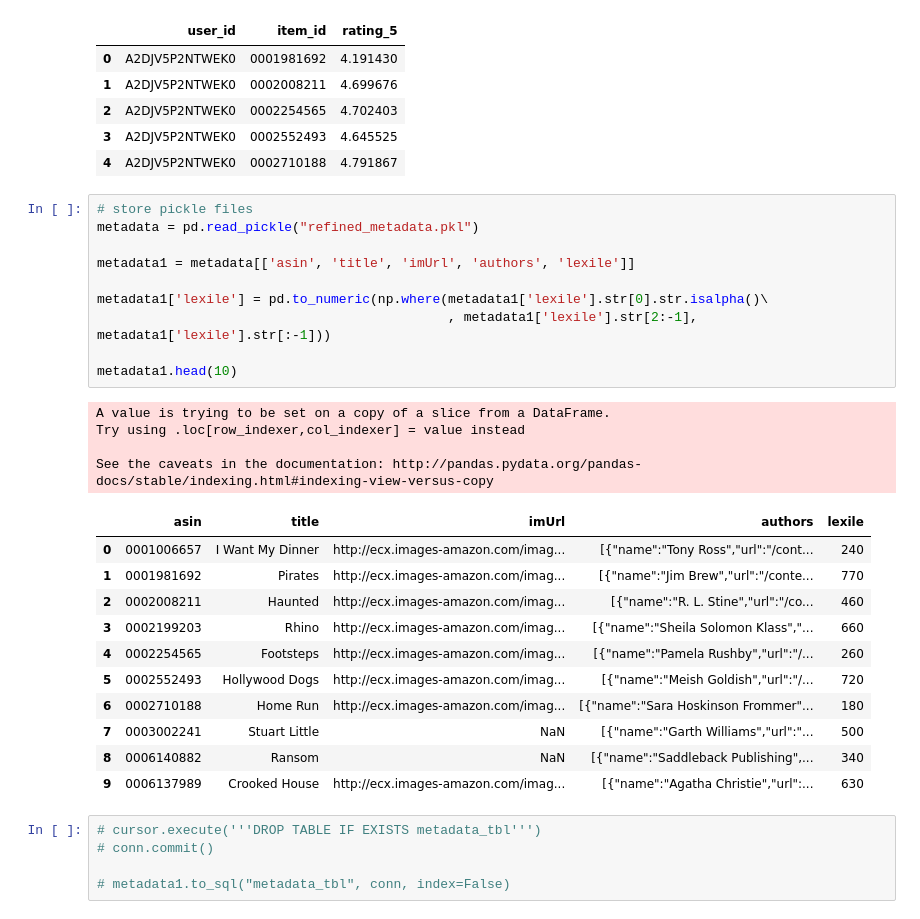
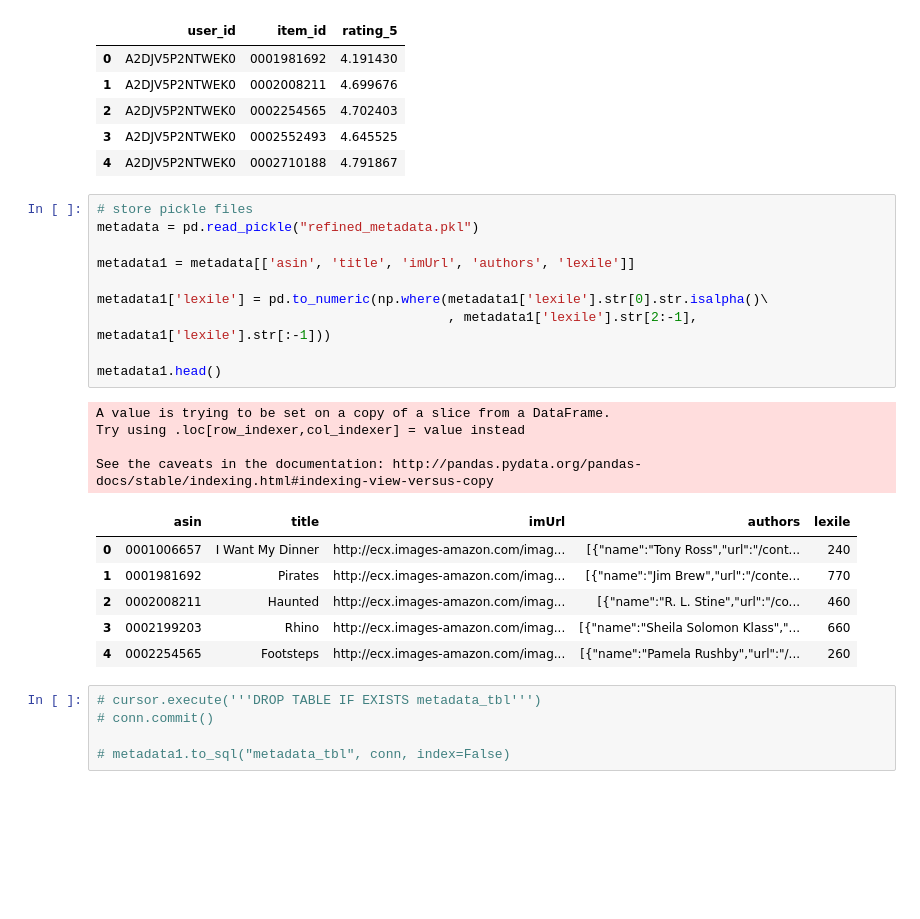
Before and after one commit to ankur-rc/blyton-book_recommender, a Jupyter notebook: code/data.engg/storing_sql_db.ipynb, the cells around one changed output. Drawn from its saved outputs; the diff is of its cells as text; blank space fills up the shorter version.

```diff
--- a/code/data.engg/storing_sql_db.ipynb
+++ b/code/data.engg/storing_sql_db.ipynb
@@ -26,29 +26,24 @@ df.head()
 # %%
 # store pickle files
 metadata = pd.read_pickle("refined_metadata.pkl")
 
 metadata1 = metadata[['asin', 'title', 'imUrl', 'authors', 'lexile']]
 
 metadata1['lexile'] = pd.to_numeric(np.where(metadata1['lexile'].str[0].str.isalpha()\
                                              , metadata1['lexile'].str[2:-1], metadata1['lexile'].str[:-1]))
 
-metadata1.head(10)
+metadata1.head()
 # %% [output]
 A value is trying to be set on a copy of a slice from a DataFrame.
 Try using .loc[row_indexer,col_indexer] = value instead
 
 See the caveats in the documentation: http://pandas.pydata.org/pandas-docs/stable/indexing.html#indexing-view-versus-copy
 |  | asin | title | imUrl | authors | lexile |
 | 0 | 0001006657 | I Want My Dinner | http://ecx.images-amazon.com/imag... | [{"name":"Tony Ross","url":"/cont... | 240 |
 | 1 | 0001981692 | Pirates | http://ecx.images-amazon.com/imag... | [{"name":"Jim Brew","url":"/conte... | 770 |
 | 2 | 0002008211 | Haunted | http://ecx.images-amazon.com/imag... | [{"name":"R. L. Stine","url":"/co... | 460 |
 | 3 | 0002199203 | Rhino | http://ecx.images-amazon.com/imag... | [{"name":"Sheila Solomon Klass","... | 660 |
 | 4 | 0002254565 | Footsteps | http://ecx.images-amazon.com/imag... | [{"name":"Pamela Rushby","url":"/... | 260 |
-| 5 | 0002552493 | Hollywood Dogs | http://ecx.images-amazon.com/imag... | [{"name":"Meish Goldish","url":"/... | 720 |
-| 6 | 0002710188 | Home Run | http://ecx.images-amazon.com/imag... | [{"name":"Sara Hoskinson Frommer"... | 180 |
-| 7 | 0003002241 | Stuart Little | NaN | [{"name":"Garth Williams","url":"... | 500 |
-| 8 | 0006140882 | Ransom | NaN | [{"name":"Saddleback Publishing",... | 340 |
-| 9 | 0006137989 | Crooked House | http://ecx.images-amazon.com/imag... | [{"name":"Agatha Christie","url":... | 630 |
 # %%
 # cursor.execute('''DROP TABLE IF EXISTS metadata_tbl''')
 # conn.commit()
```
Also changed, not shown: parts of 23 cells of this notebook, 2 other files.
